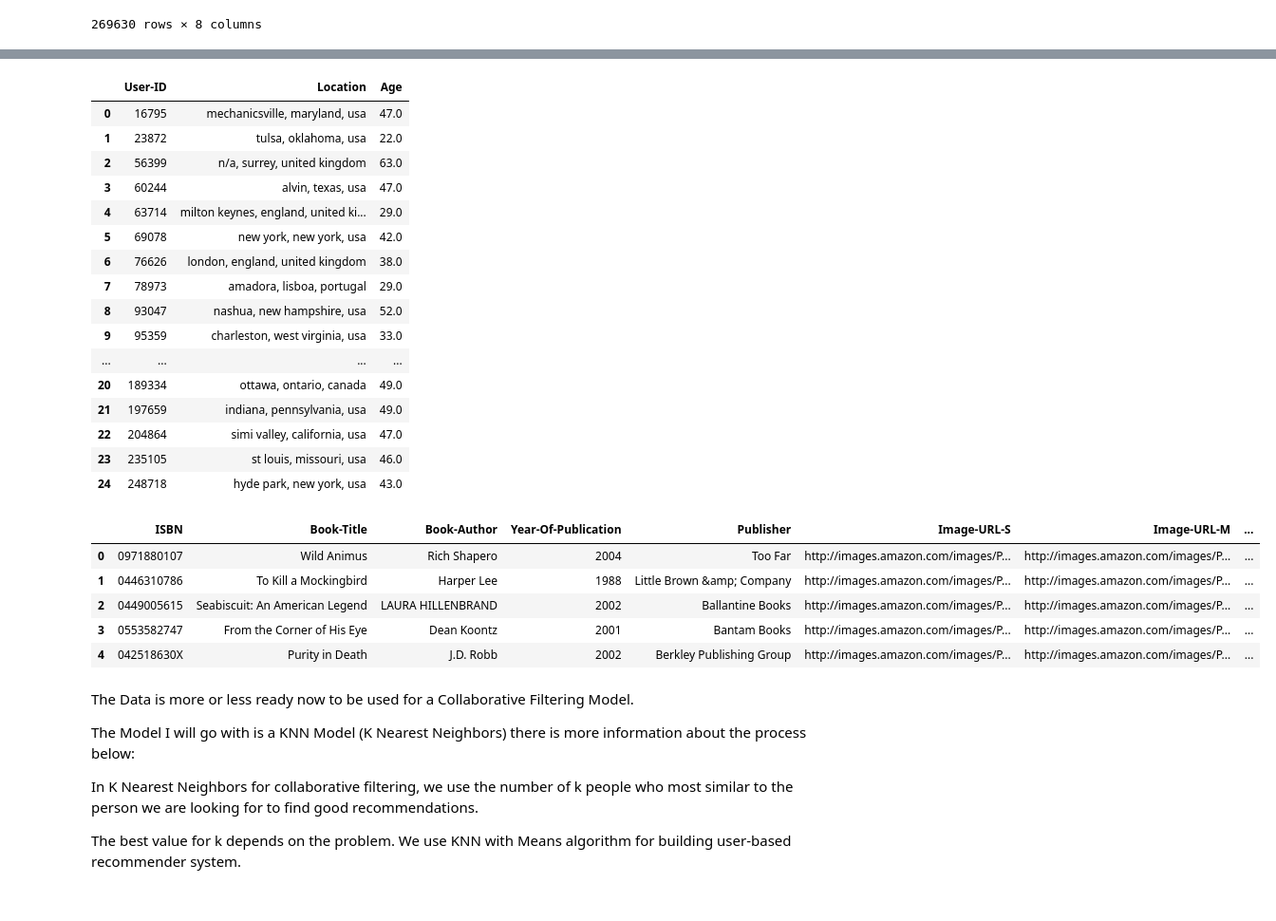
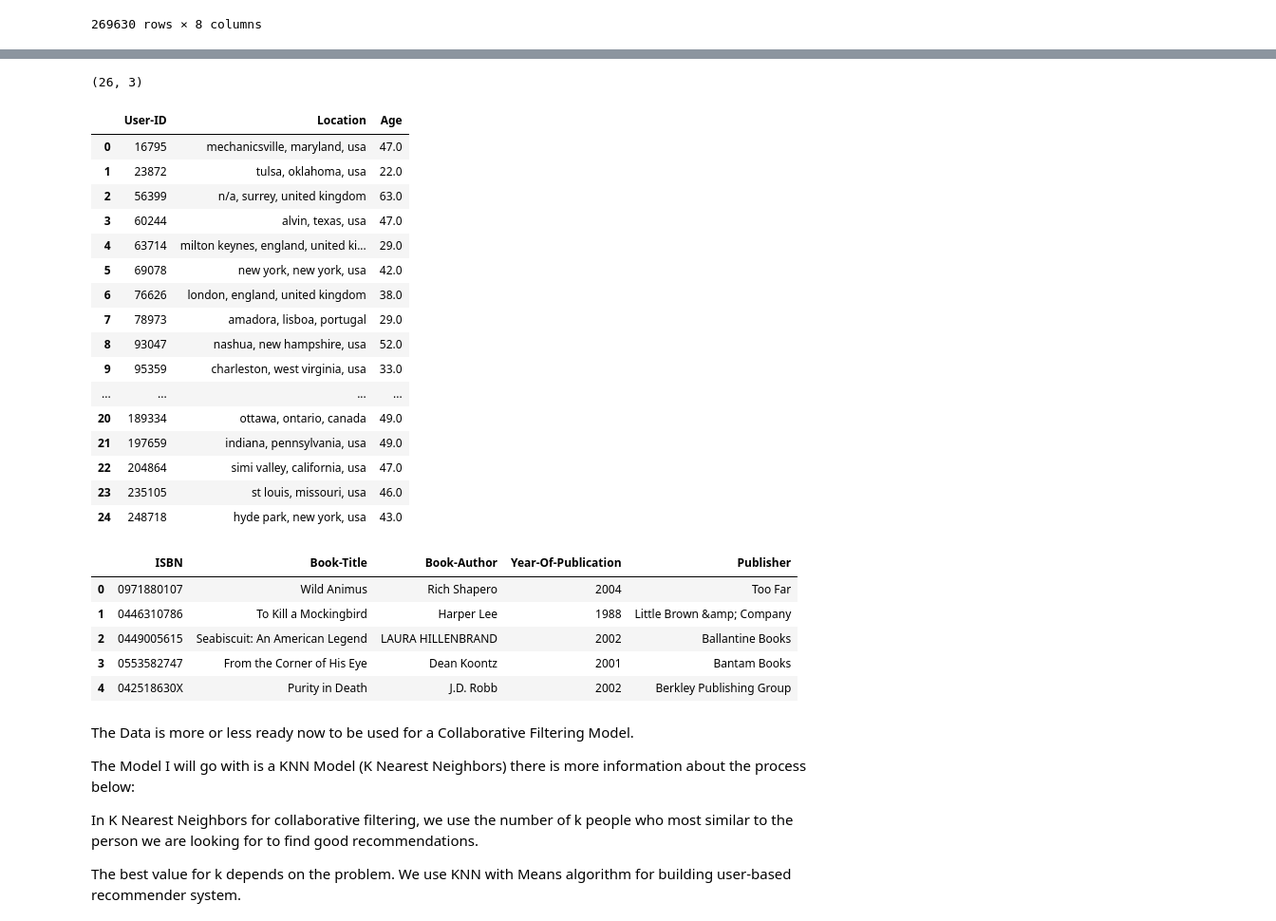
Before and after one commit to wristi/Book-Recommender-System-Challenge, a Jupyter notebook: Project_Code/Recommender System.ipynb, the cells around one changed output, grey strips where cells are left out. Shown at 95% size. Cells and saved outputs as stored; diff of their text form; code cells hidden in the pictures.

```diff
--- a/Project_Code/Recommender System.ipynb
+++ b/Project_Code/Recommender System.ipynb
@@ -25,7 +25,7 @@ users = pd.read_csv('BX-Users.csv', encoding='ISO-8859–1',on_bad_lines='skip',
 # %%
 #print(ratings.shape)
 ratings.columns
-ratings = ratings.rename(columns={"User-ID": "UserID", "Book-Rating": "BookRating", "Book-Author": "BookAuthor", "Book-Title": "BookTitle","Year-Of-Publication": "PublicationYear"})
+
 
 
 #print(books.shape)
@@ -85,12 +72,12 @@ def popular_ratings(ratings, user_threshold=200, rating_threshold=200, book_thre
     sample_ratings = sample_ratings[sample_ratings.ISBN.isin(list(isbn_group[isbn_group.BookRating > book_threshold].ISBN.values))]
     return sample_ratings
 # %%
-sampled_ratings = popular_ratings(reviews_and_users, user_threshold=400, rating_threshold=400, book_threshold=1)
-rating_matrix = sampled_ratings.pivot(index='UserID',
+test_ratings = popular_ratings(reviews_and_users, user_threshold=400, rating_threshold=400, book_threshold=1)
+rating_matrix = test_ratings.pivot(index='UserID',
                                          columns='ISBN',
                                          values= 'BookRating').fillna(0)
-print(sampled_ratings.shape)
-
+print(test_ratings.shape)
+print(rating_matrix.shape)
 rating_matrix
 # %% [output]
 (4047, 8)
@@ -114,15 +102,17 @@ rating_matrix
 | 257204 | 0.0 | 0.0 | 0.0 | 0.0 | 0.0 | 0.0 | 0.0 | 0.0 | ... |
 26 rows × 1841 columns
 # %%
-userid_list = book_ratings.index.tolist()
+userid_list = rating_matrix.index.tolist()
 column_names = ["UserID", "Location", "Age"]
 sampled_users = pd.DataFrame(columns = column_names)
 sampled_users = users.loc[users['User-ID'].isin(userid_list)]
 sampled_users = sampled_users.reset_index()
 sampled_users = sampled_users.drop(['index'], axis=1)
 
+print(sampled_users.shape)
 sampled_users.head(-1)
 # %% [output]
+(26, 3)
 |  | User-ID | Location | Age |
 | 0 | 16795 | mechanicsville, maryland, usa | 47.0 |
 | 1 | 23872 | tulsa, oklahoma, usa | 22.0 |
@@ -141,20 +131,23 @@ sampled_users.head(-1)
 | 23 | 235105 | st louis, missouri, usa | 46.0 |
 | 24 | 248718 | hyde park, new york, usa | 43.0 |
 # %%
-book_isbn_list = book_ratings.columns.values.tolist()
+book_isbn_list = rating_matrix.columns.values.tolist()
 column_names = ["ISBN", "BookTitle", "BookAuthor", "PublicationYear", "Publisher"]
 sampled_books = pd.DataFrame(columns = column_names)
 sampled_books = books.loc[books['ISBN'].isin(book_isbn_list)]
 sampled_books = sampled_books.reset_index()
 sampled_books = sampled_books.drop(['index'], axis=1)
+sampled_books = sampled_books.drop(['Image-URL-S',"Image-URL-M","Image-URL-L"], axis=1)
+
+
 sampled_books.head()
 # %% [output]
-|  | ISBN | Book-Title | Book-Author | Year-Of-Publication | Publisher | Image-URL-S | Image-URL-M | ... |
-| 0 | 0971880107 | Wild Animus | Rich Shapero | 2004 | Too Far | http://images.amazon.com/images/P... | http://images.amazon.com/images/P... | ... |
-| 1 | 0446310786 | To Kill a Mockingbird | Harper Lee | 1988 | Little Brown &amp; Company | http://images.amazon.com/images/P... | http://images.amazon.com/images/P... | ... |
-| 2 | 0449005615 | Seabiscuit: An American Legend | LAURA HILLENBRAND | 2002 | Ballantine Books | http://images.amazon.com/images/P... | http://images.amazon.com/images/P... | ... |
-| 3 | 0553582747 | From the Corner of His Eye | Dean Koontz | 2001 | Bantam Books | http://images.amazon.com/images/P... | http://images.amazon.com/images/P... | ... |
-| 4 | 042518630X | Purity in Death | J.D. Robb | 2002 | Berkley Publishing Group | http://images.amazon.com/images/P... | http://images.amazon.com/images/P... | ... |
+|  | ISBN | Book-Title | Book-Author | Year-Of-Publication | Publisher |
+| 0 | 0971880107 | Wild Animus | Rich Shapero | 2004 | Too Far |
+| 1 | 0446310786 | To Kill a Mockingbird | Harper Lee | 1988 | Little Brown &amp; Company |
+| 2 | 0449005615 | Seabiscuit: An American Legend | LAURA HILLENBRAND | 2002 | Ballantine Books |
+| 3 | 0553582747 | From the Corner of His Eye | Dean Koontz | 2001 | Bantam Books |
+| 4 | 042518630X | Purity in Death | J.D. Robb | 2002 | Berkley Publishing Group |
 # %% [markdown]
 The Data is more or less ready now to be used for a Collaborative Filtering Model.
 
```
Also changed, not shown: parts of 17 cells of this notebook, 1 other file.
